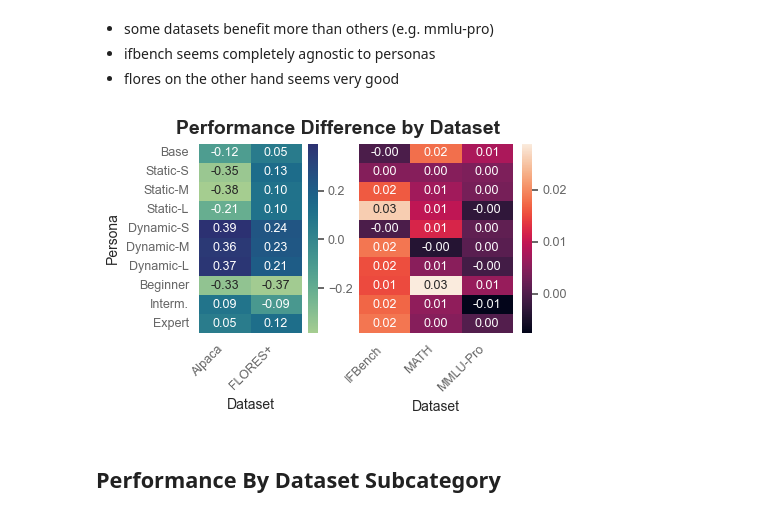
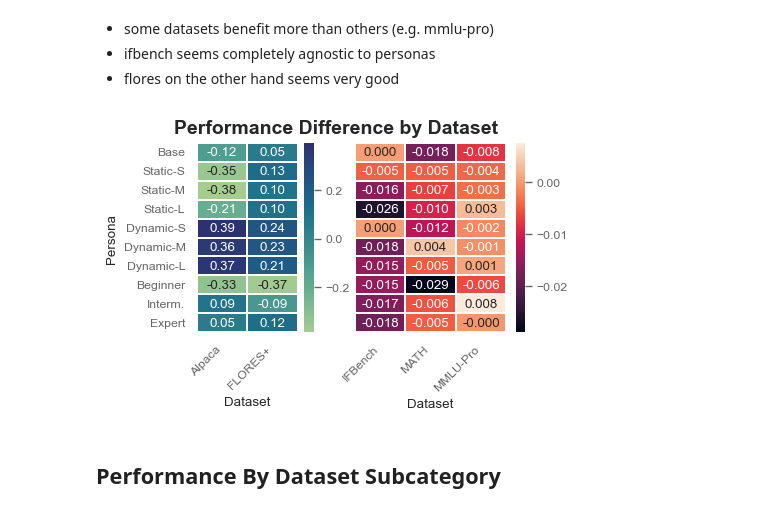
Before and after one commit to nicomu99/master-thesis, a Jupyter notebook: dataset_overview.ipynb, the cells around one changed output. Cells and saved outputs as stored; diff of their text form; code cells hidden in the pictures.

Commit message:
Update plots and create thesis

```diff
--- a/dataset_overview.ipynb
+++ b/dataset_overview.ipynb
@@ -7,8 +7,14 @@ from pathlib import Path
 
 import pandas as pd
 import seaborn as sns
+import matplotlib as mpl
 import matplotlib.pyplot as plt
 
 from evaluate import PlottingWrapper
 
-plt.rcParams["font.family"] = "Roboto"
+mpl.rcParams["font.family"] = "Roboto"
+mpl.rcParams["patch.linewidth"] = 0
+mpl.rcParams["patch.edgecolor"] = "white"
+
+mpl.rcParams['pdf.fonttype'] = 42
+mpl.rcParams['ps.fonttype'] = 42
@@ -367,7 +376,7 @@ for dataset_name, group_df in pivot_df.groupby("Dataset", sort=False):
         ref = group_df.loc[group_df["Persona"] == "Helpful", "Score"]
         ref_score = ref.mean()
         for persona_name, persona_df in group_df.groupby("Persona"):
-            parts.append([dataset_name, persona_name, ref_score - persona_df["Score"].mean()])
+            parts.append([dataset_name, persona_name, persona_df["Score"].mean() - ref_score])
     else:
         for persona_name, persona_df in group_df.groupby("Persona"):
             parts.append([dataset_name, persona_name, persona_df["Score"].mean() - (1 - persona_df["Score"].mean())])
@@ -386,37 +395,57 @@ right_cols = ["IFBench", "MATH", "MMLU-Pro"]
 fig, (ax1, ax2) = plt.subplots(
     ncols=2,
     # sharey=True,
     figsize=(MEDIUM_WIDTH, 3),
     gridspec_kw={"width_ratios": [len(left_cols), len(right_cols)]}
 )
 
 df_left = pivot_df[left_cols]
-sns.heatmap(df_left, ax=ax1, cbar=True, annot=True, fmt=".2f", cmap="crest")
+sns.heatmap(
+    df_left,
+    ax=ax1,
+    cbar=True,
+    annot=True,
+    fmt=".2f",
+    cmap="crest",
+    linewidths=0.01,
+    linecolor="white",
+    alpha=1
+)
 
 df_right = pivot_df[right_cols]
-sns.heatmap(df_right, ax=ax2, cbar=True, annot=True, fmt=".2f", yticklabels=False)
+sns.heatmap(
+    df_right,
+    ax=ax2,
+    cbar=True,
+    annot=True,
+    fmt=".3f",
+    yticklabels=False,
+    linewidths=0.01,
+    linecolor="white",
+    alpha=1
+)
 
 ax2.set_ylabel("")
 
 # sns.heatmap(data=pivot_df, ax=ax)
 
 fig.suptitle("Performance Difference by Dataset")
 
 fig.subplots_adjust(
     left=0.20,
-    right=0.96,
+    right=0.95,
     top=0.90,
     bottom=0.27,
 )
 
 for ax in [ax1, ax2]:
     ax.tick_params(axis="x", rotation=45)
     for label in ax.get_xticklabels():
         label.set_ha("right")
 
 fig.savefig(plot_path / "1_0_datasets_heatmap.pdf")
 # %% [output]
-[figure, old version]
+[figure, new version]
 # %% [markdown]
 ## Performance By Dataset Subcategory
 # %%
```
Also changed, not shown: parts of 14 cells of this notebook, 47 other files.
